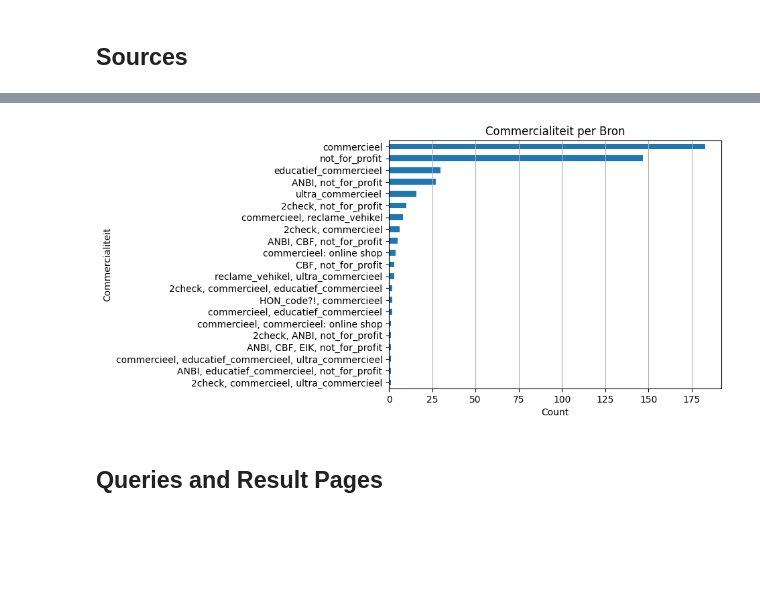
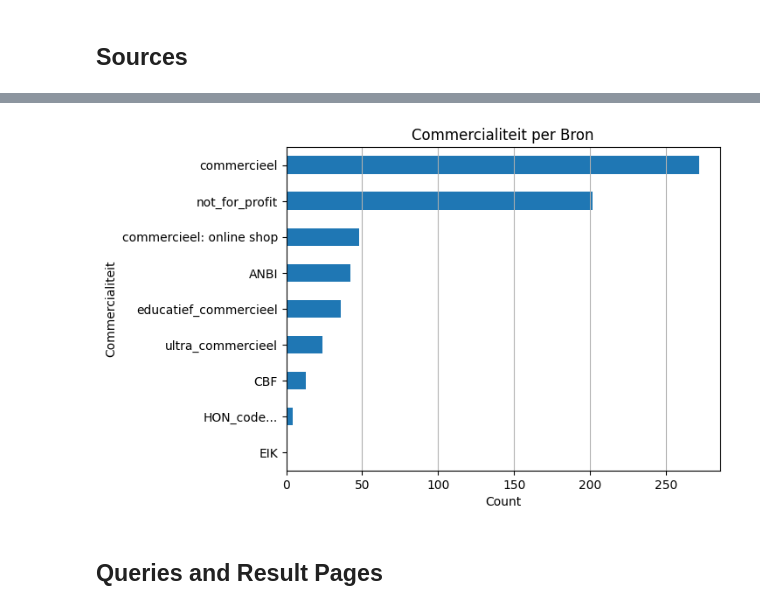
Before and after one commit to SlimZoeken/100queries, a Jupyter notebook: notebooks/analysis.ipynb, the cells around one changed output, grey strips where cells are left out. Saved outputs shown, nothing was run; the diff lists cells and outputs as text; code cells hidden in the pictures; blank space fills up the shorter version.

Commit message:
Update databases; split multiple tags for commercialiteit.

```diff
--- a/notebooks/analysis.ipynb
+++ b/notebooks/analysis.ipynb
@@ -44,7 +36,7 @@ assert DATA_DIR.is_dir()
 ## Load Sources DB
 # %%
 BRONNEN_DB_DIR = DATA_DIR / Path(
-    "682ff2f6-da1c-4769-85d8-c0d4c2ae4f20_Export-807bbbf6-b5fb-48aa-89a7-b62fe3b5b0bf"
+    "ffdb4d71-abb2-44a1-a0b0-f0544d8dacdc_Export-fce68157-ea1d-4e93-b29d-ea26fb67c0fa"
 )
 assert BRONNEN_DB_DIR.is_dir()
 
@@ -191,12 +199,14 @@ results["Bronnen DB"].value_counts().filter(regex="^[^*]")[:n].sort_values(
 # %%
-sources["Commercialiteit"].value_counts(ascending=True).plot(
+sources["Commercialiteit"].str.split(",").explode().str.strip().value_counts(
+    ascending=True
+).plot(
     kind="barh",
     title="Commercialiteit per Bron",
     xlabel="Count",
     ylabel="Commercialiteit",
 ).grid(axis="x")
 # %% [output]
-[figure, old version]
+[figure, new version]
 # %% [markdown]
 ## Queries and Result Pages
 # %%
```
Also changed, not shown: parts of 14 cells of this notebook.
